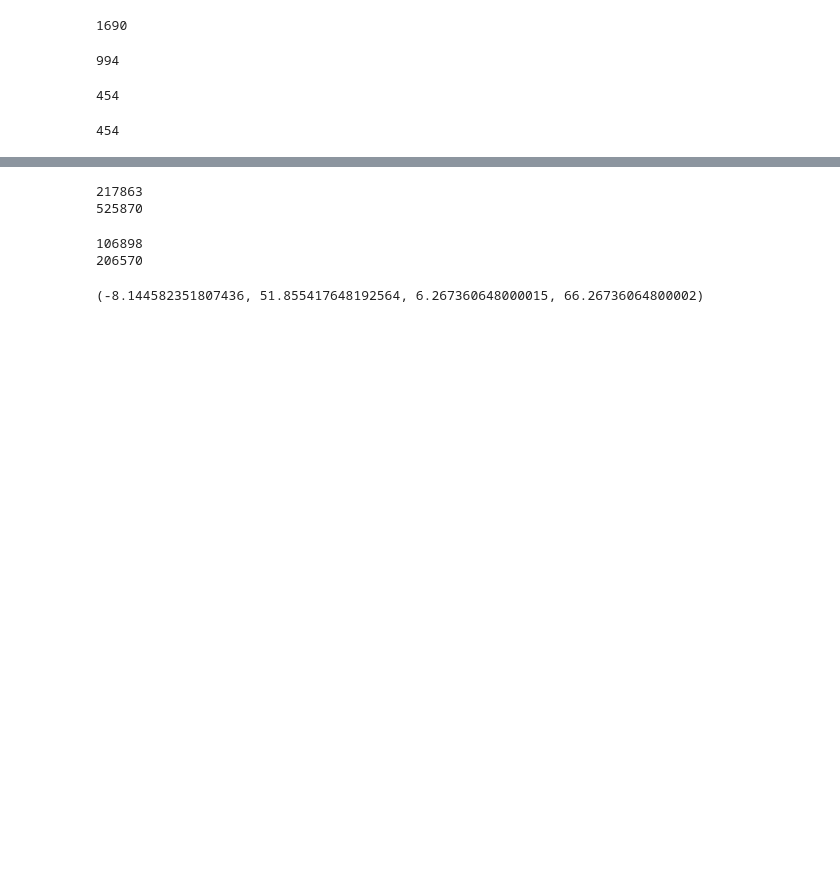
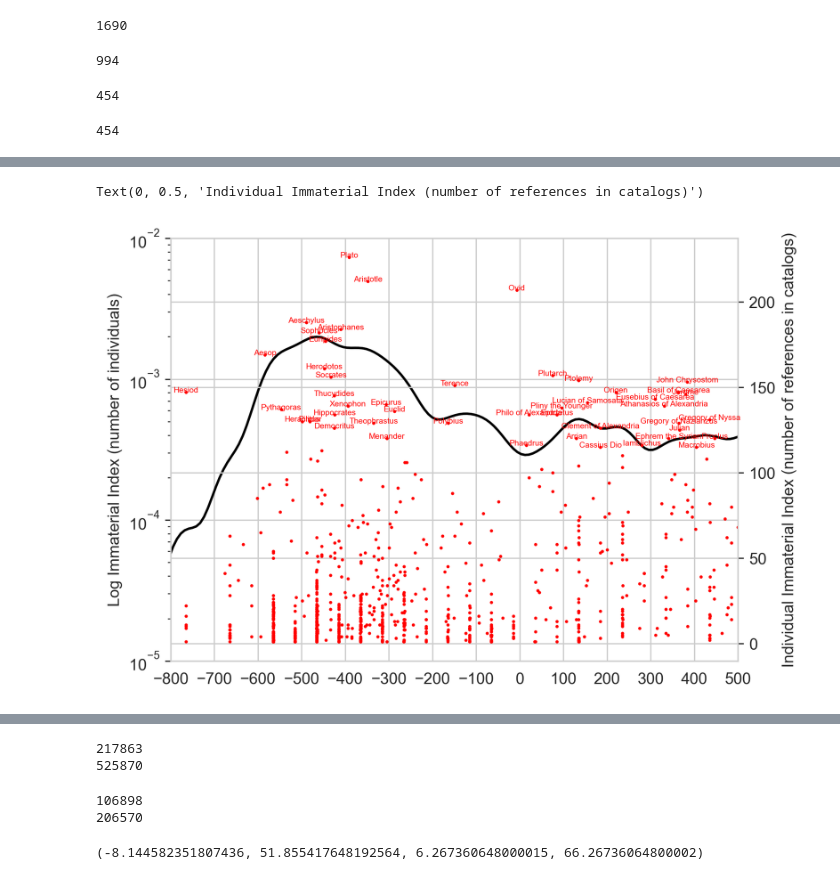
Before and after one commit to kasev/cultura_project, a Jupyter notebook: ancient_mediterranean/inscriptions_by_regions.ipynb, the cells around one changed output, grey strips where cells are left out. Cells and saved outputs as stored; diff of their text form; code cells hidden in the pictures; blank space fills up the shorter version.

```diff
--- a/ancient_mediterranean/inscriptions_by_regions.ipynb
+++ b/ancient_mediterranean/inscriptions_by_regions.ipynb
@@ -146,12 +149,3 @@ len(cultura_latin_world)
 454
 # %%
 # cultura_greek_world["identifier_score_norm"] = cultura_greek_world["identifier_score"] / cultura_greek_world["identifier_score"].max()
-# %%
-fig, ax = plt.subplots(dpi=300)
-max = cultura_greek_world["identifier_score"].max()
-plt.scatter(cultura_greek_world["birthyear_plus35"], cultura_greek_world["identifier_score"], color="red", s=1)
-for i, txt in enumerate(cultura_greek_world["individual_name_x"]):
-    if cultura_greek_world["identifier_score"].iloc[i] > (max/2):
-        ax.annotate(txt, (cultura_greek_world["birthyear_plus35"].iloc[i], cultura_greek_world["identifier_score"].iloc[i]), ha="center", fontsize=5, color="red")
-ax.set_ylabel("Individual Immaterial Index (number of references in catalogs)")
-ax.set_xlim(-800,500)
@@ -181,0 +152,23 @@ cultura_greek_world.head(5)
+# %%
+fig, ax1 = plt.subplots(dpi=300)
+
+sns.kdeplot(cultura_greek_world['birthyear_plus35'], color='black', bw_adjust=0.4, ax=ax1)
+# Show the plot
+ax1.set_yscale('log')
+ax1.set_xlim(-800,500)
+ax1.set_xticks(range(-800,600,100))
+ax1.set_ylim(1e-5, 1e-2)
+ax1.set_ylabel("Log Immaterial Index (number of individuals)")
+ax1.set_xlabel("")
+
+ax2 = ax1.twinx()
+
+max = cultura_greek_world["identifier_score"].max()
+plt.scatter(cultura_greek_world["birthyear_plus35"], cultura_greek_world["identifier_score"], color="red", s=1)
+for i, txt in enumerate(cultura_greek_world["individual_name_x"]):
+    if cultura_greek_world["identifier_score"].iloc[i] > (max/2):
+        ax2.annotate(txt, (cultura_greek_world["birthyear_plus35"].iloc[i], cultura_greek_world["identifier_score"].iloc[i]), ha="center", fontsize=5, color="red")
+ax2.set_ylabel("Individual Immaterial Index (number of references in catalogs)")
+# %% [output]
+Text(0, 0.5, 'Individual Immaterial Index (number of references in catalogs)')
+[figure, added]
```
Also changed, not shown: parts of 27 cells of this notebook, 4 other files.
